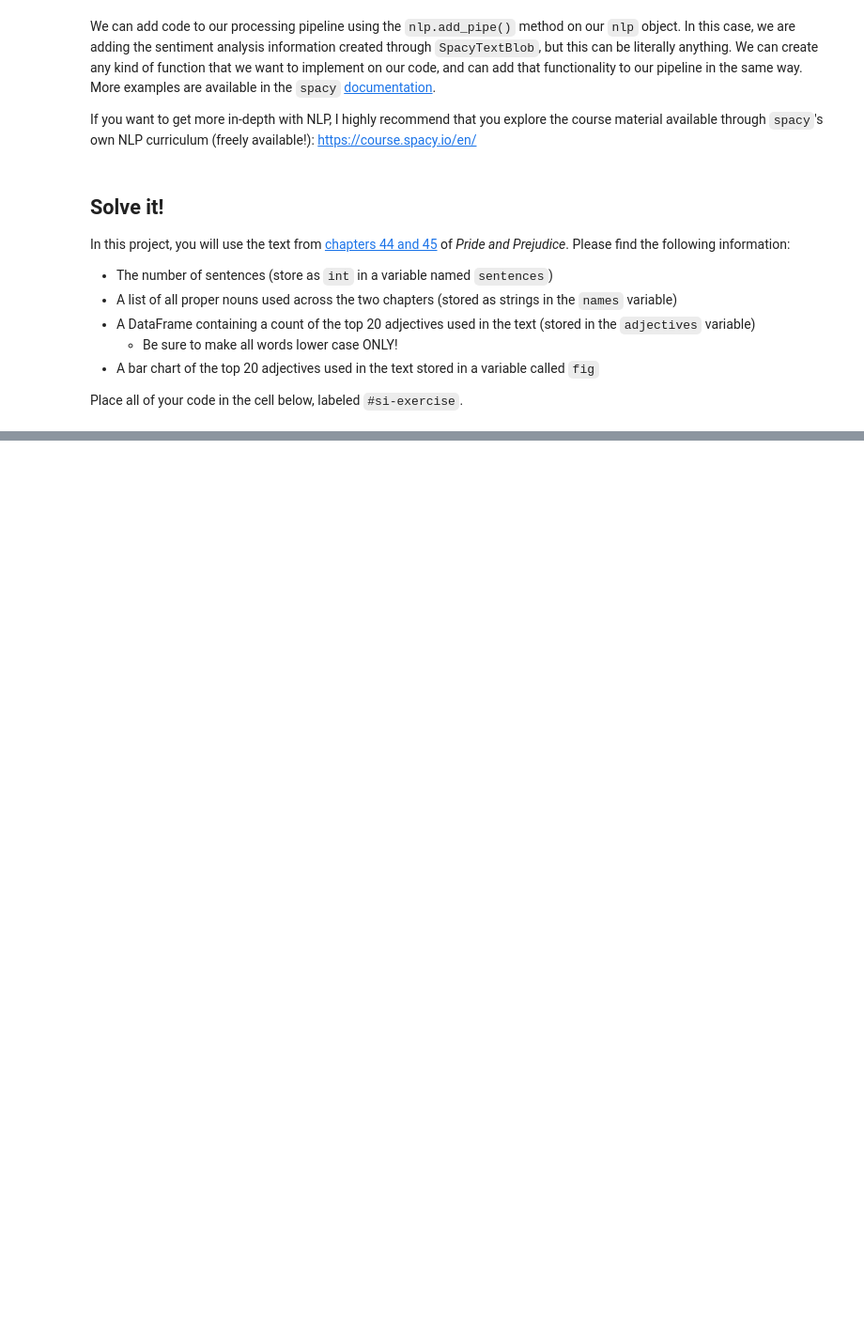
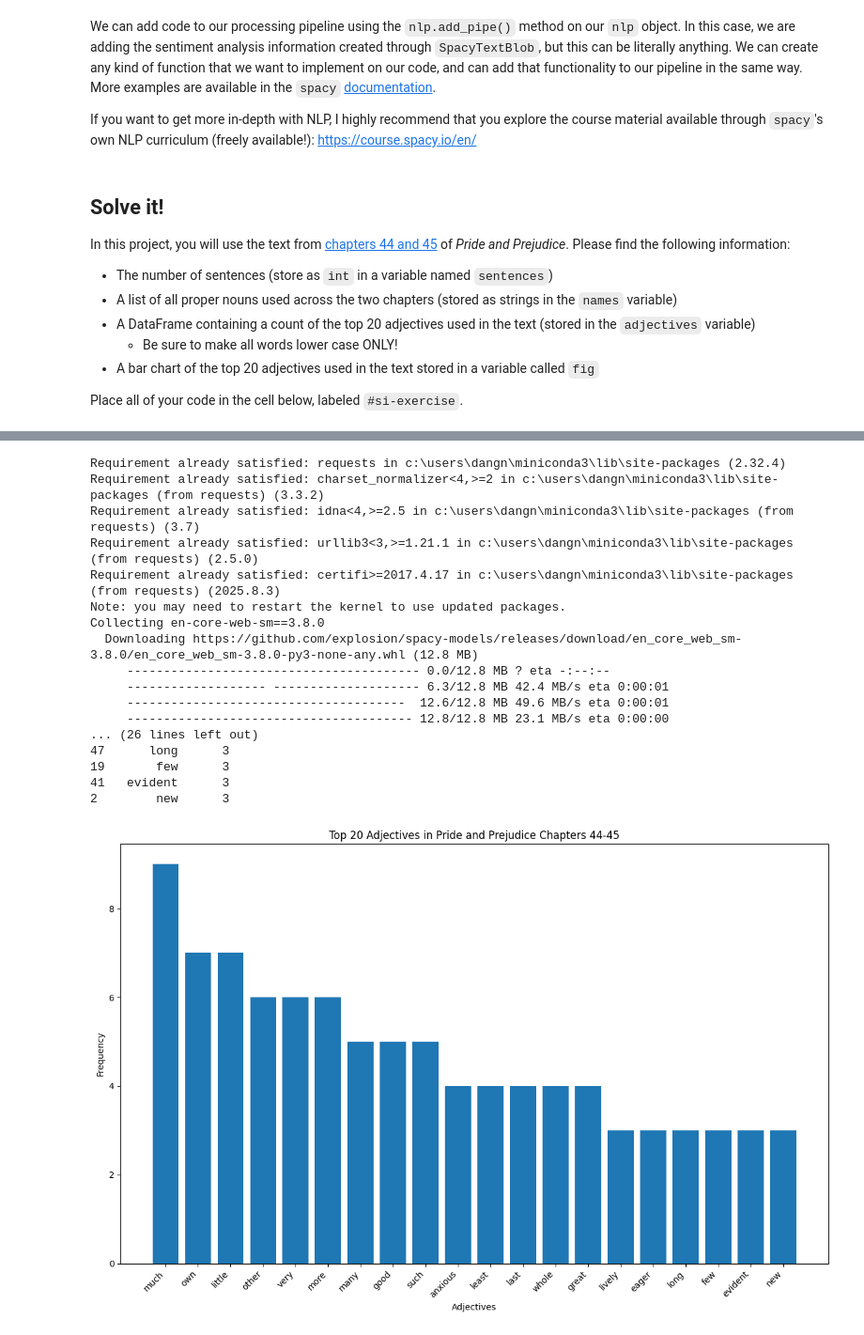
Before and after one commit to dhnguyen620/econ8320-assignment-12, a Jupyter notebook: Lesson.ipynb, the cells around one changed output, grey strips where cells are left out. Shown at 94% size. Cells and saved outputs as stored; diff of their text form; code cells hidden in the pictures; blank space fills up the shorter version.

```diff
--- a/Lesson.ipynb
+++ b/Lesson.ipynb
@@ -266,0 +200,79 @@ ModuleNotFoundError: No module named 'spaCy'
+# %%
+%pip install requests
+!python -m spacy download en_core_web_sm
+
+import spacy
+import pandas as pd
+import matplotlib.pyplot as plt
+from urllib.request import urlopen
+
+# Load the spaCy English model
+nlp = spacy.load("en_core_web_sm")
+
+# Download and read the text
+url = "https://github.com/dustywhite7/Econ8320/raw/refs/heads/master/AssignmentData/prideAndPrejudiceChapters.txt"
+text = urlopen(url).read().decode('utf-8')
+
+# Process the text with spaCy
+doc = nlp(text)
+
+# 1. Count the number of sentences
+sentences = len(list(doc.sents))
+
+# 2. Extract all proper nouns
+names = []
+for token in doc:
+    if token.pos_ == "PROPN" and token.text.strip():
+        names.append(token.text)
+
+# 3. Count top 20 adjectives (lowercase only)
+adjective_counts = {}
+for token in doc:
+    if token.pos_ == "ADJ":
+        # Convert to lowercase and count
+        adj_lower = token.text.lower()
+        adjective_counts[adj_lower] = adjective_counts.get(adj_lower, 0) + 1
+
+# Create DataFrame with top 20 adjectives
+adjectives_df = pd.DataFrame(
+    list(adjective_counts.items()),
+    columns=['adjective', 'count']
+).sort_values('count', ascending=False).head(20)
+
+# 4. Create bar chart
+plt.figure(figsize=(12, 8))
+plt.bar(adjectives_df['adjective'], adjectives_df['count'])
+plt.title('Top 20 Adjectives in Pride and Prejudice Chapters 44-45')
+plt.xlabel('Adjectives')
+plt.ylabel('Frequency')
+plt.xticks(rotation=45, ha='right')
+plt.tight_layout()
+
+# Store the figure
+fig = plt.gcf()
+
+# Display results
+print(f"Number of sentences: {sentences}")
+print(f"\nNumber of proper nouns found: {len(names)}")
+print(f"\nFirst 10 proper nouns: {names[:10]}")
+print(f"\nTop 20 adjectives:")
+print(adjectives_df)
+# %% [output]
+Requirement already satisfied: requests in c:\users\dangn\miniconda3\lib\site-packages (2.32.4)
+Requirement already satisfied: charset_normalizer<4,>=2 in c:\users\dangn\miniconda3\lib\site-packages (from requests) (3.3.2)
+Requirement already satisfied: idna<4,>=2.5 in c:\users\dangn\miniconda3\lib\site-packages (from requests) (3.7)
+Requirement already satisfied: urllib3<3,>=1.21.1 in c:\users\dangn\miniconda3\lib\site-packages (from requests) (2.5.0)
+Requirement already satisfied: certifi>=2017.4.17 in c:\users\dangn\miniconda3\lib\site-packages (from requests) (2025.8.3)
+Note: you may need to restart the kernel to use updated packages.
+Collecting en-core-web-sm==3.8.0
+  Downloading https://github.com/explosion/spacy-models/releases/download/en_core_web_sm-3.8.0/en_core_web_sm-3.8.0-py3-none-any.whl (12.8 MB)
+     ---------------------------------------- 0.0/12.8 MB ? eta -:--:--
+     ------------------- -------------------- 6.3/12.8 MB 42.4 MB/s eta 0:00:01
+     --------------------------------------  12.6/12.8 MB 49.6 MB/s eta 0:00:01
+     --------------------------------------- 12.8/12.8 MB 23.1 MB/s eta 0:00:00
+... (26 lines left out)
+47      long      3
+19       few      3
+41   evident      3
+2        new      3
+[figure, added]
```
Also changed, not shown: parts of 2 cells of this notebook.
